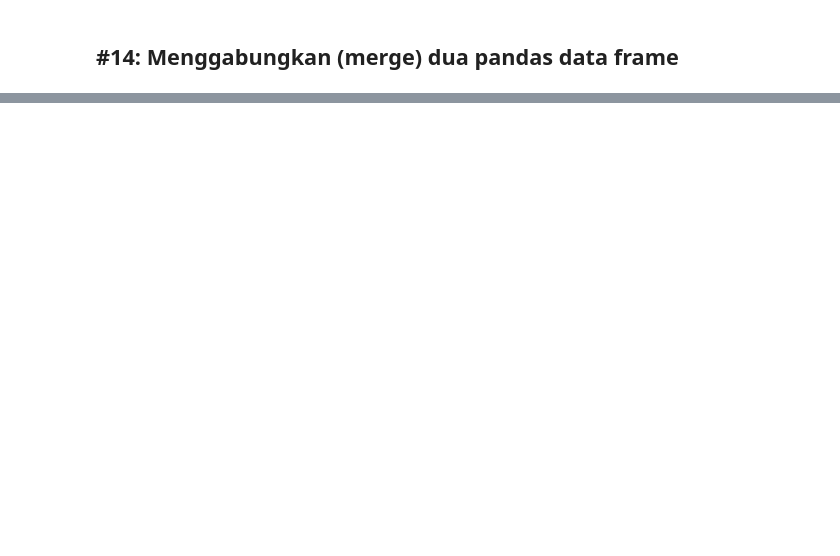
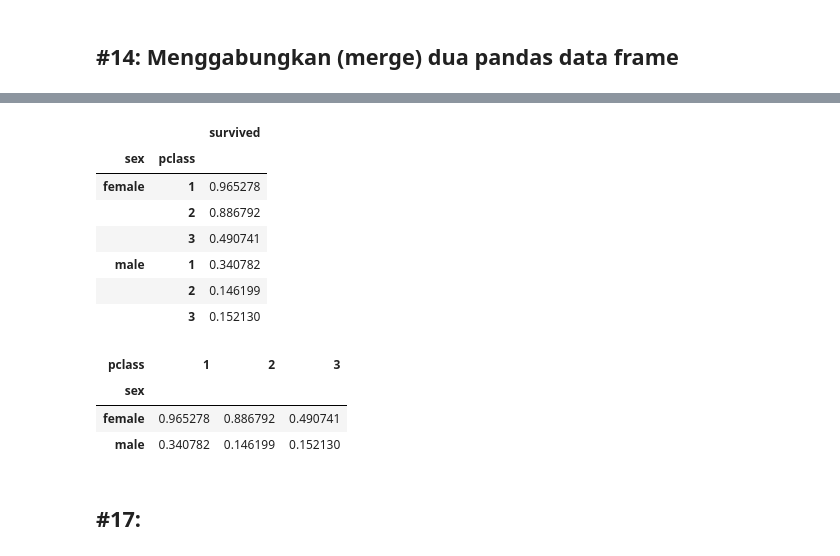
Before and after one commit to yap23/belajar_python, a Jupyter notebook: Belajar Pandas.ipynb, the cells around one changed output, grey strips where cells are left out. Cells and saved outputs as stored; diff of their text form; code cells hidden in the pictures; blank space fills up the shorter version.

```diff
--- a/Belajar Pandas.ipynb
+++ b/Belajar Pandas.ipynb
@@ -710,0 +775,22 @@ df2
+# %%
+# Data frame dengan multiple indexes dari hasil gouping
+df.groupby(['sex','pclass'])['survived'].mean().to_frame() #to_frame() digunakan untuk mempercantik tampilan dalam hal ini tabel
+# %% [output]
+|  |  | survived |
+| sex | pclass |  |
+| female | 1 | 0.965278 |
+|  | 2 | 0.886792 |
+|  | 3 | 0.490741 |
+| male | 1 | 0.340782 |
+|  | 2 | 0.146199 |
+|  | 3 | 0.152130 |
+# %%
+# Menata ulang data frame dengan multiple indexes
+df.groupby(['sex','pclass'])['survived'].mean().unstack()
+# %% [output]
+| pclass | 1 | 2 | 3 |
+| sex |  |  |  |
+| female | 0.965278 | 0.886792 | 0.490741 |
+| male | 0.340782 | 0.146199 | 0.152130 |
+# %% [markdown]
+## #17:
```
Also changed, not shown: parts of 45 cells of this notebook.
